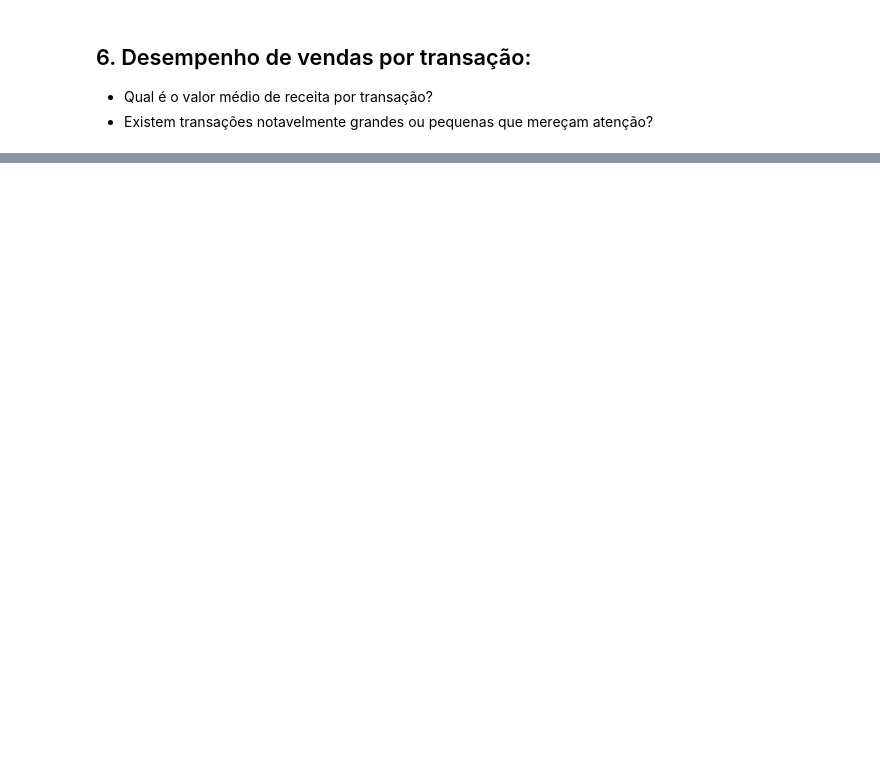
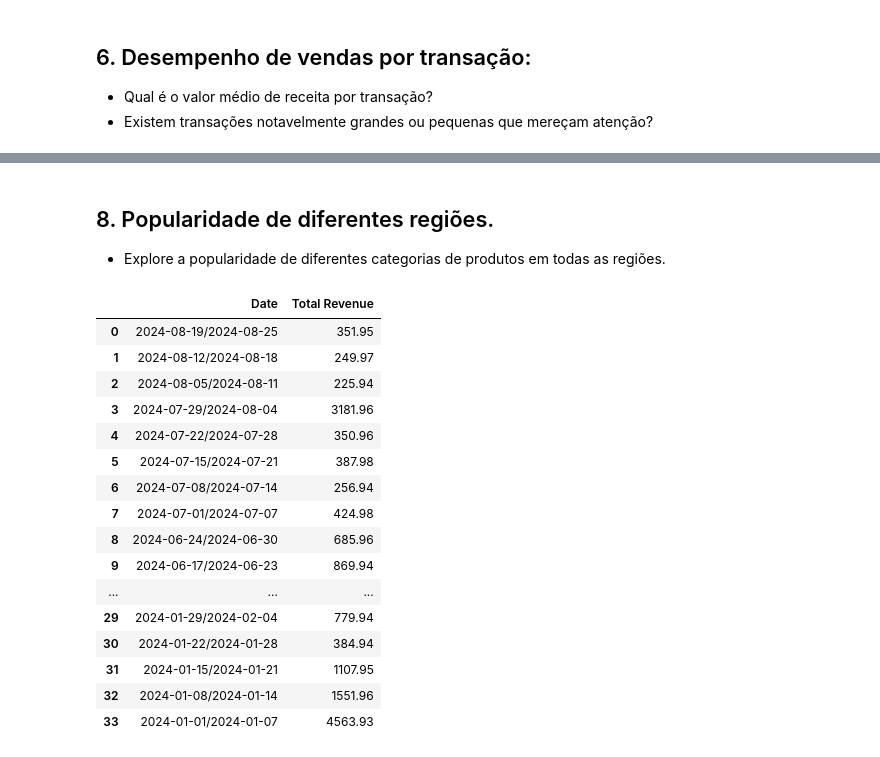
Before and after one commit to tadokatocommm/sales_data, a Jupyter notebook: script2.ipynb, the cells around one changed output, grey strips where cells are left out. Saved outputs shown, nothing was run; the diff lists cells and outputs as text; code cells hidden in the pictures; blank space fills up the shorter version.

```diff
--- a/script2.ipynb
+++ b/script2.ipynb
@@ -381,0 +211,3 @@ transacoes_extremas.head(30)
+# %% [markdown]
+## 8. Popularidade de diferentes regiões.
+- Explore a popularidade de diferentes categorias de produtos em todas as regiões.
@@ -381,0 +250,23 @@ transacoes_extremas.head(30)
+# %%
+df_american = df[df['Region'] == 'North America']
+america_category_month = df_american.groupby(df['Date'].dt.to_period('W'))['Total Revenue'].sum().reset_index()
+american_asc = america_category_month.sort_values(by= 'Date', ascending = False).reset_index(drop=True)
+american_asc
+# %% [output]
+|  | Date | Total Revenue |
+| 0 | 2024-08-19/2024-08-25 | 351.95 |
+| 1 | 2024-08-12/2024-08-18 | 249.97 |
+| 2 | 2024-08-05/2024-08-11 | 225.94 |
+| 3 | 2024-07-29/2024-08-04 | 3181.96 |
+| 4 | 2024-07-22/2024-07-28 | 350.96 |
+| 5 | 2024-07-15/2024-07-21 | 387.98 |
+| 6 | 2024-07-08/2024-07-14 | 256.94 |
+| 7 | 2024-07-01/2024-07-07 | 424.98 |
+| 8 | 2024-06-24/2024-06-30 | 685.96 |
+| 9 | 2024-06-17/2024-06-23 | 869.94 |
+| ... | ... | ... |
+| 29 | 2024-01-29/2024-02-04 | 779.94 |
+| 30 | 2024-01-22/2024-01-28 | 384.94 |
+| 31 | 2024-01-15/2024-01-21 | 1107.95 |
+| 32 | 2024-01-08/2024-01-14 | 1551.96 |
+| 33 | 2024-01-01/2024-01-07 | 4563.93 |
```
Also changed, not shown: parts of 31 cells of this notebook, 2 other files.
